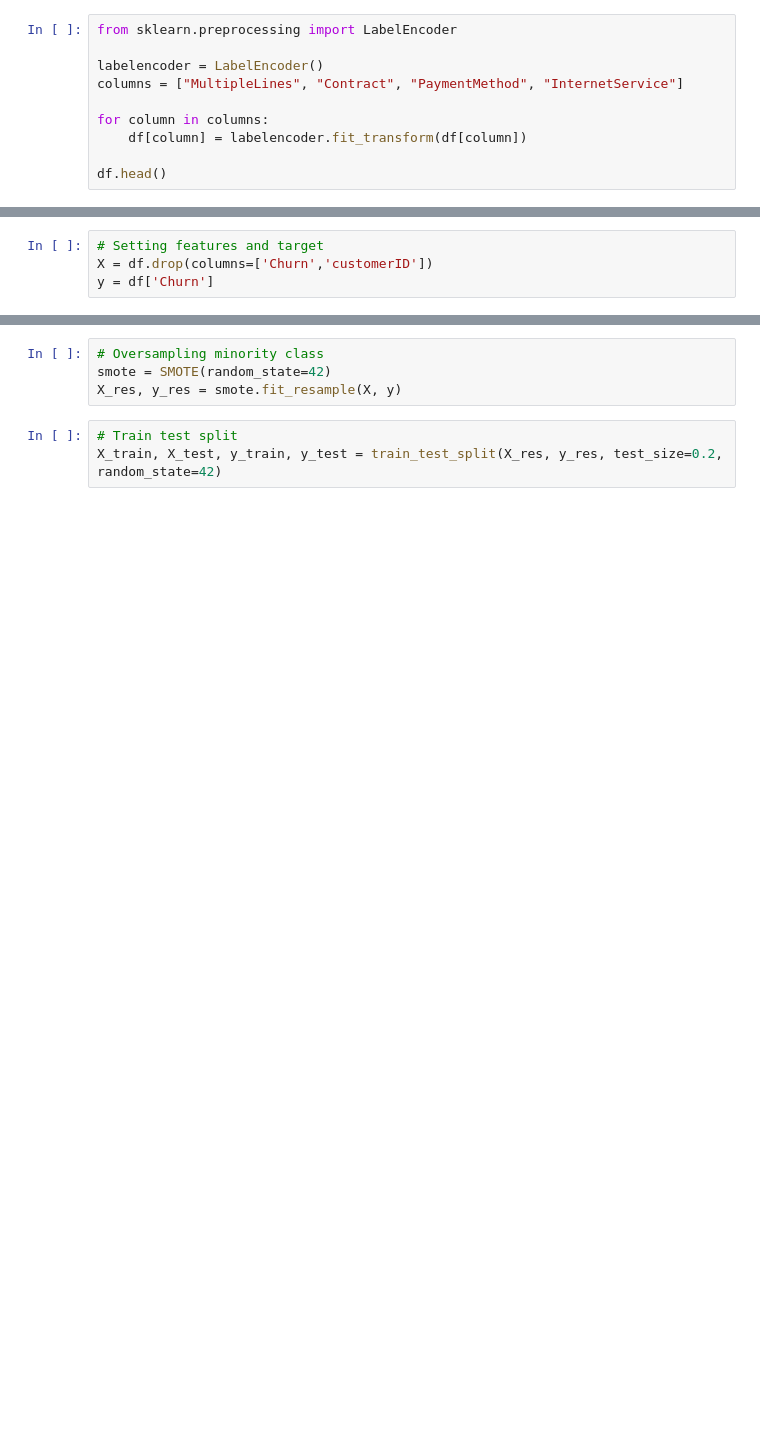
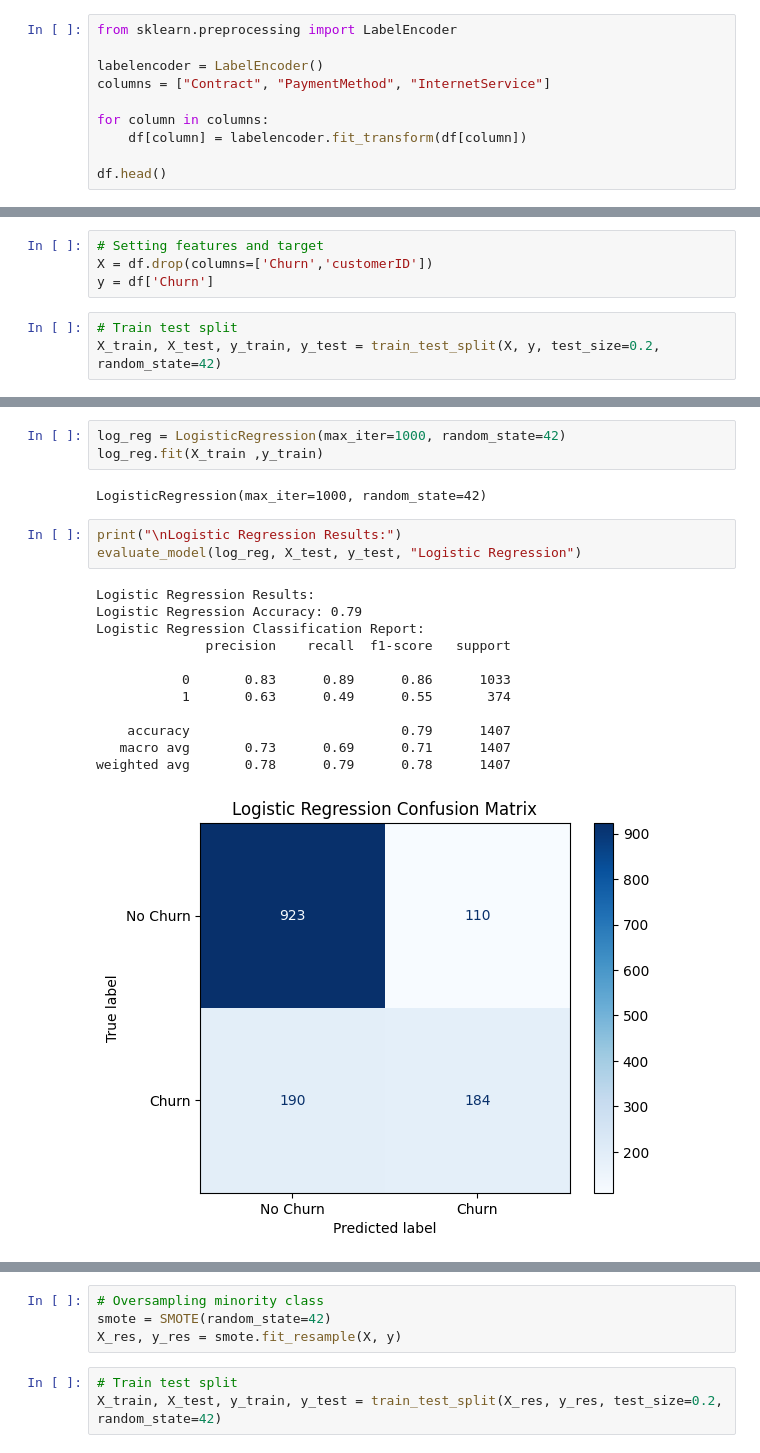
Before and after one commit to pramodkondur/Customer-Retention-Churn-Prediction, a Jupyter notebook: mainnotebook.ipynb, the cells around one changed output, grey strips where cells are left out. Drawn from its saved outputs; the diff is of its cells as text; blank space fills up the shorter version.

```diff
--- a/mainnotebook.ipynb
+++ b/mainnotebook.ipynb
@@ -552,7 +524,7 @@ df.head()
 from sklearn.preprocessing import LabelEncoder
 
 labelencoder = LabelEncoder()
-columns = ["MultipleLines", "Contract", "PaymentMethod", "InternetService"]
+columns = ["Contract", "PaymentMethod", "InternetService"]
 
 for column in columns:
     df[column] = labelencoder.fit_transform(df[column])
@@ -619,3 +593,6 @@ from lightgbm import LGBMClassifier
 # Setting features and target
 X = df.drop(columns=['Churn','customerID'])
 y = df['Churn']
+# %%
+# Train test split
+X_train, X_test, y_train, y_test = train_test_split(X, y, test_size=0.2, random_state=42)
@@ -621,0 +616,21 @@ y = df['Churn']
+# %%
+log_reg = LogisticRegression(max_iter=1000, random_state=42)
+log_reg.fit(X_train ,y_train)
+# %% [output]
+LogisticRegression(max_iter=1000, random_state=42)
+# %%
+print("\nLogistic Regression Results:")
+evaluate_model(log_reg, X_test, y_test, "Logistic Regression")
+# %% [output]
+Logistic Regression Results:
+Logistic Regression Accuracy: 0.79
+Logistic Regression Classification Report:
+              precision    recall  f1-score   support
+
+           0       0.83      0.89      0.86      1033
+           1       0.63      0.49      0.55       374
+
+    accuracy                           0.79      1407
+   macro avg       0.73      0.69      0.71      1407
+weighted avg       0.78      0.79      0.78      1407
+[figure, added]
```
Also changed, not shown: parts of 18 cells of this notebook.
